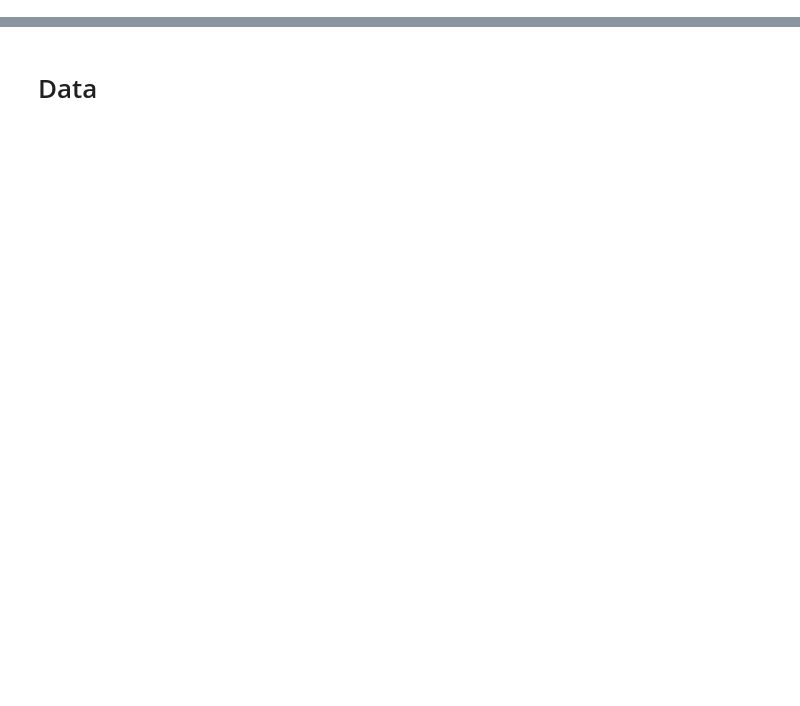
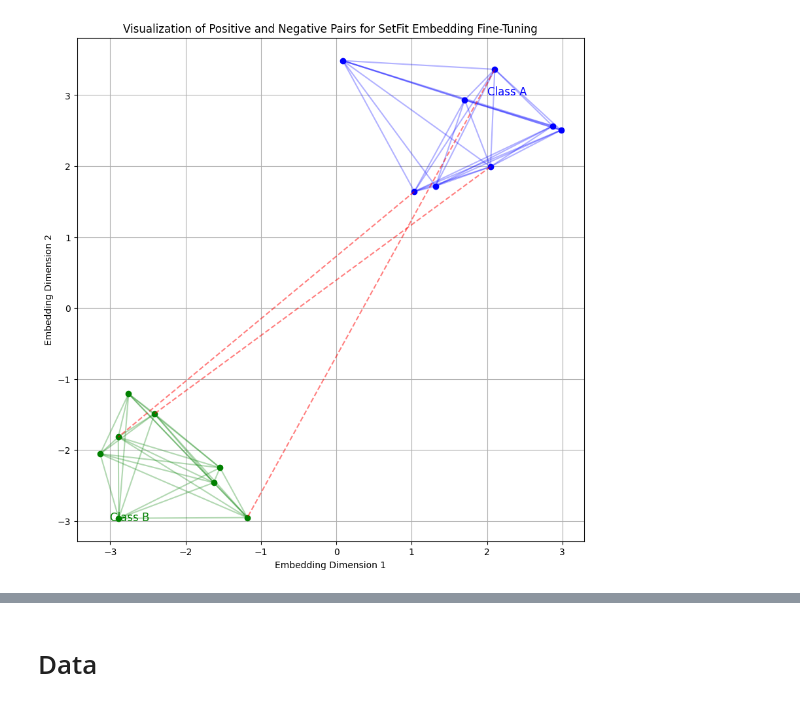
Before and after one commit to DJCordhose/llm-ops, a Jupyter notebook: Past.ipynb, the cells around one changed output, grey strips where cells are left out. Saved outputs shown, nothing was run; the diff lists cells and outputs as text; code cells hidden in the pictures; blank space fills up the shorter version.

```diff
--- a/Past.ipynb
+++ b/Past.ipynb
@@ -34,5 +35,55 @@ This contrastive training step effectively leverages a small amount of labeled d
 * Paper [2209.11055] Efficient Few-Shot Learning Without Prompts: https://arxiv.org/abs/2209.11055
 * https://sbert.net/
+# %%
+# Generated by https://chatgpt.com/share/671fbe7c-5c20-8009-8f75-fbaecaff323e
+
+import matplotlib.pyplot as plt
+import numpy as np
+from itertools import combinations
+
+# Number of samples per class
+num_samples = 8
+
+# Generate dummy embeddings (2D for visualization)
+class_a_points = np.random.randn(num_samples, 2) + np.array([2, 2])
+class_b_points = np.random.randn(num_samples, 2) + np.array([-2, -2])
+
+# Set up plot
+fig, ax = plt.subplots(figsize=(10, 10))
+
+# Plot samples for Class A
+for point in class_a_points:
+    ax.plot(point[0], point[1], 'o', color='blue')
+ax.text(2, 3, 'Class A', color='blue', fontsize=12)
+
+# Plot samples for Class B
+for point in class_b_points:
+    ax.plot(point[0], point[1], 'o', color='green')
+ax.text(-3, -3, 'Class B', color='green', fontsize=12)
+
+# Create positive pairs within Class A (Blue Lines)
+for pair in combinations(class_a_points, 2):
+    ax.plot([pair[0][0], pair[1][0]], [pair[0][1], pair[1][1]], 'b-', alpha=0.3)
+
+# Create positive pairs within Class B (Green Lines)
+for pair in combinations(class_b_points, 2):
+    ax.plot([pair[0][0], pair[1][0]], [pair[0][1], pair[1][1]], 'g-', alpha=0.3)
+
+# Add illustrative contrasting lines between some points in Class A and Class B (Negative Pairs)
+for i in range(3):  # Illustrate a few negative pairs
+    ax.plot([class_a_points[i][0], class_b_points[i][0]],
+            [class_a_points[i][1], class_b_points[i][1]], 'r--', alpha=0.5)
+
+# Set plot title and axis labels
+ax.set_title('Visualization of Positive and Negative Pairs for SetFit Embedding Fine-Tuning')
+ax.set_xlabel('Embedding Dimension 1')
+ax.set_ylabel('Embedding Dimension 2')
+
+# Display plot
+plt.grid(True)
+plt.show()
+# %% [output]
+[figure, added]
 # %%
 !nvidia-smi
 # %% [output]
```
Also changed, not shown: parts of 28 cells of this notebook.
